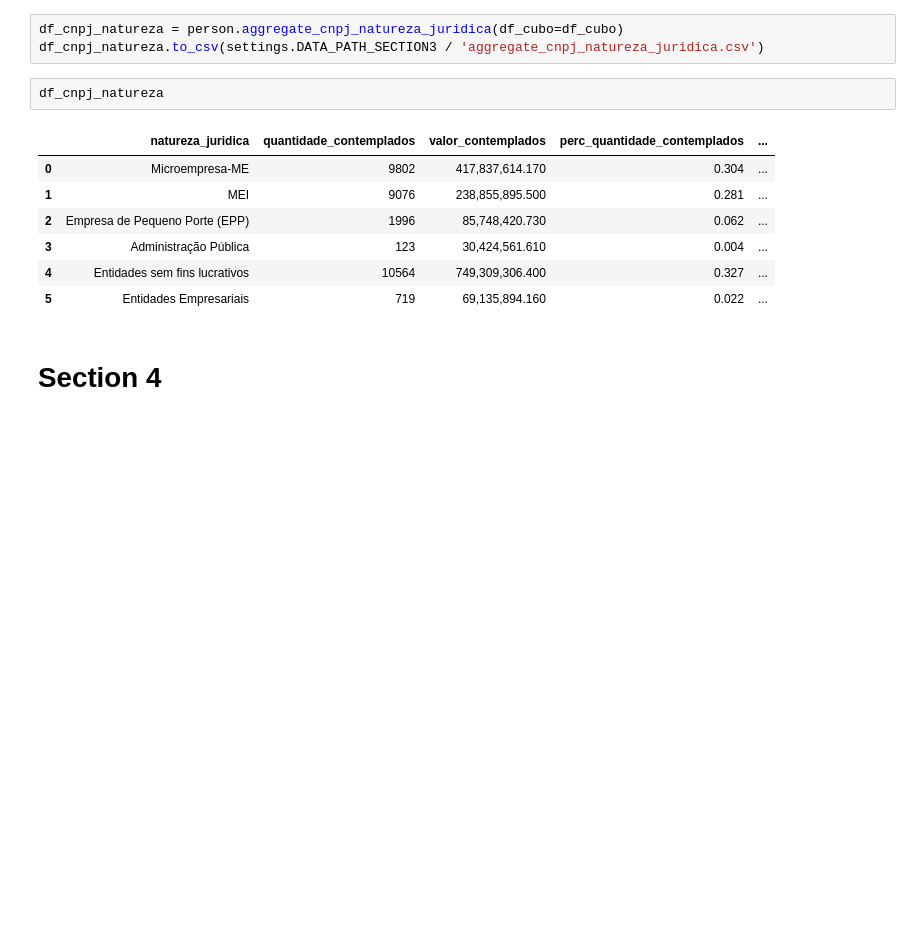
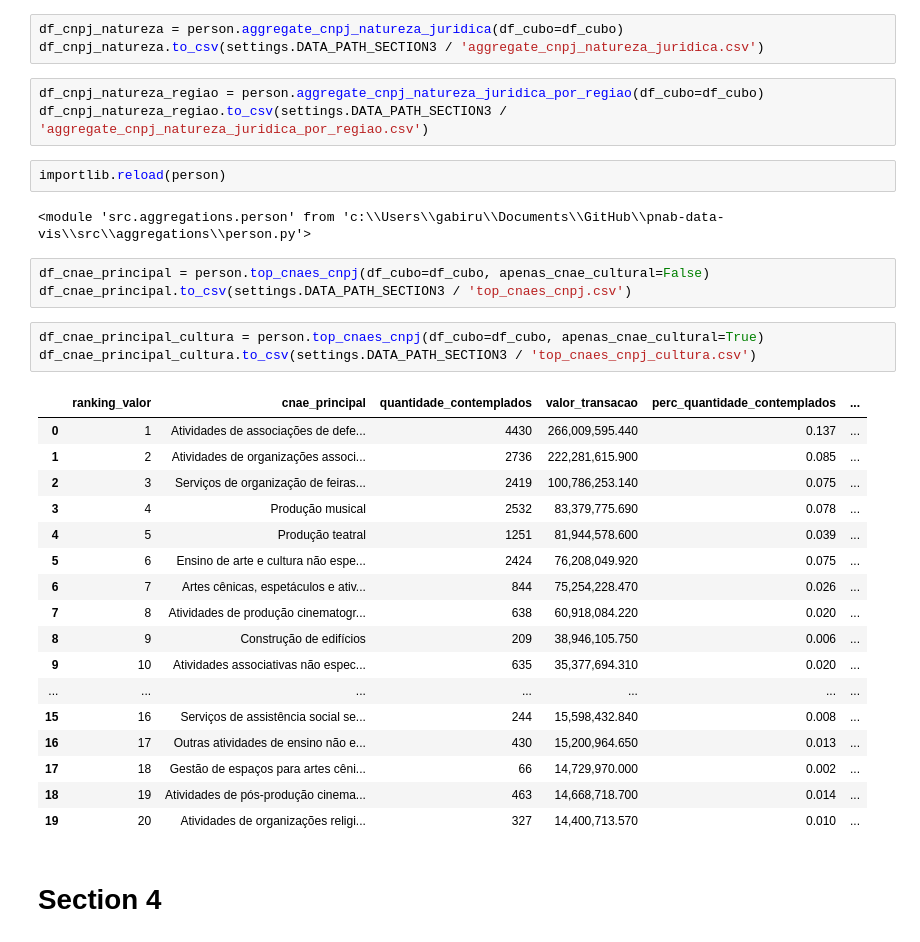
Before and after one commit to SGE-Subsecretaria-de-Gestao-Estrategica/pnab-data-vis, a Jupyter notebook: src/notebooks/gabriel_create_csv.ipynb, the cells around one changed output. Drawn from its saved outputs; the diff is of its cells as text; blank space fills up the shorter version.

```diff
--- a/src/notebooks/gabriel_create_csv.ipynb
+++ b/src/notebooks/gabriel_create_csv.ipynb
@@ -473,16 +473,37 @@ Length: 7, dtype: str
 # %%
 df_cnpj_natureza = person.aggregate_cnpj_natureza_juridica(df_cubo=df_cubo)
 df_cnpj_natureza.to_csv(settings.DATA_PATH_SECTION3 / 'aggregate_cnpj_natureza_juridica.csv')
-# %%
-df_cnpj_natureza
-# %% [output]
-|  | natureza_juridica | quantidade_contemplados | valor_contemplados | perc_quantidade_contemplados | ... |
-| 0 | Microempresa-ME | 9802 | 417,837,614.170 | 0.304 | ... |
-| 1 | MEI | 9076 | 238,855,895.500 | 0.281 | ... |
-| 2 | Empresa de Pequeno Porte (EPP) | 1996 | 85,748,420.730 | 0.062 | ... |
-| 3 | Administração Pública | 123 | 30,424,561.610 | 0.004 | ... |
-| 4 | Entidades sem fins lucrativos | 10564 | 749,309,306.400 | 0.327 | ... |
-| 5 | Entidades Empresariais | 719 | 69,135,894.160 | 0.022 | ... |
+# %%
+df_cnpj_natureza_regiao = person.aggregate_cnpj_natureza_juridica_por_regiao(df_cubo=df_cubo)
+df_cnpj_natureza_regiao.to_csv(settings.DATA_PATH_SECTION3 / 'aggregate_cnpj_natureza_juridica_por_regiao.csv')
+# %%
+importlib.reload(person)
+# %% [output]
+<module 'src.aggregations.person' from 'c:\\Users\\gabiru\\Documents\\GitHub\\pnab-data-vis\\src\\aggregations\\person.py'>
+# %%
+df_cnae_principal = person.top_cnaes_cnpj(df_cubo=df_cubo, apenas_cnae_cultural=False)
+df_cnae_principal.to_csv(settings.DATA_PATH_SECTION3 / 'top_cnaes_cnpj.csv')
+# %%
+df_cnae_principal_cultura = person.top_cnaes_cnpj(df_cubo=df_cubo, apenas_cnae_cultural=True)
+df_cnae_principal_cultura.to_csv(settings.DATA_PATH_SECTION3 / 'top_cnaes_cnpj_cultura.csv')
+# %% [output]
+|  | ranking_valor | cnae_principal | quantidade_contemplados | valor_transacao | perc_quantidade_contemplados | ... |
+| 0 | 1 | Atividades de associações de defe... | 4430 | 266,009,595.440 | 0.137 | ... |
+| 1 | 2 | Atividades de organizações associ... | 2736 | 222,281,615.900 | 0.085 | ... |
+| 2 | 3 | Serviços de organização de feiras... | 2419 | 100,786,253.140 | 0.075 | ... |
+| 3 | 4 | Produção musical | 2532 | 83,379,775.690 | 0.078 | ... |
+| 4 | 5 | Produção teatral | 1251 | 81,944,578.600 | 0.039 | ... |
+| 5 | 6 | Ensino de arte e cultura não espe... | 2424 | 76,208,049.920 | 0.075 | ... |
+| 6 | 7 | Artes cênicas, espetáculos e ativ... | 844 | 75,254,228.470 | 0.026 | ... |
+| 7 | 8 | Atividades de produção cinematogr... | 638 | 60,918,084.220 | 0.020 | ... |
+| 8 | 9 | Construção de edifícios | 209 | 38,946,105.750 | 0.006 | ... |
+| 9 | 10 | Atividades associativas não espec... | 635 | 35,377,694.310 | 0.020 | ... |
+| ... | ... | ... | ... | ... | ... | ... |
+| 15 | 16 | Serviços de assistência social se... | 244 | 15,598,432.840 | 0.008 | ... |
+| 16 | 17 | Outras atividades de ensino não e... | 430 | 15,200,964.650 | 0.013 | ... |
+| 17 | 18 | Gestão de espaços para artes cêni... | 66 | 14,729,970.000 | 0.002 | ... |
+| 18 | 19 | Atividades de pós-produção cinema... | 463 | 14,668,718.700 | 0.014 | ... |
+| 19 | 20 | Atividades de organizações religi... | 327 | 14,400,713.570 | 0.010 | ... |
 # %% [markdown]
 # Section 4
 # %%
```
Also changed, not shown: parts of 2 cells of this notebook, 5 other files.
